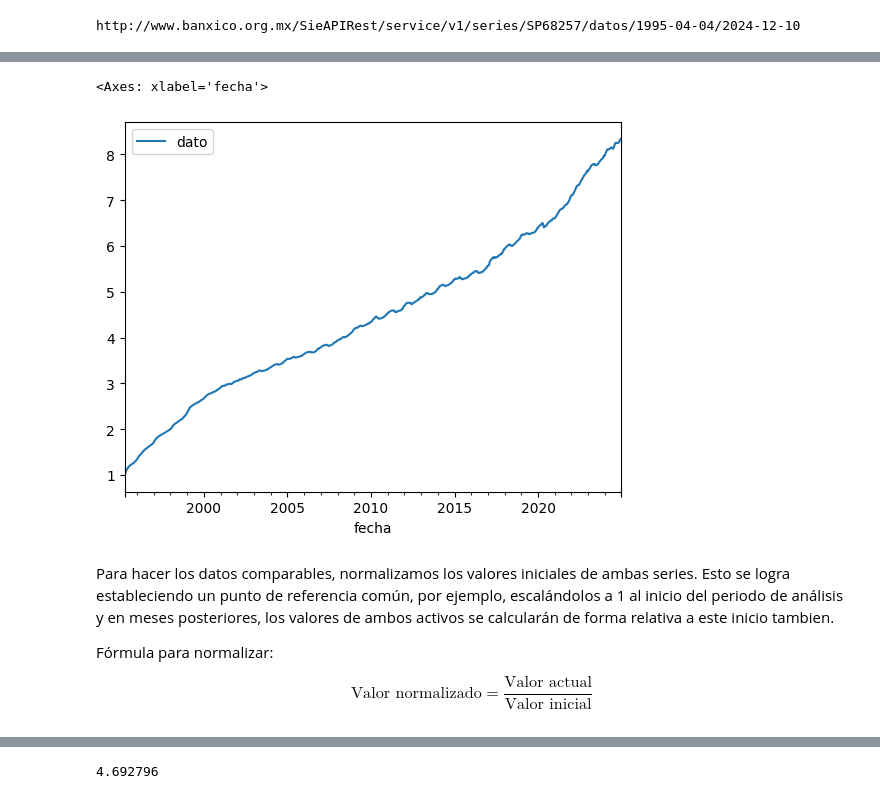
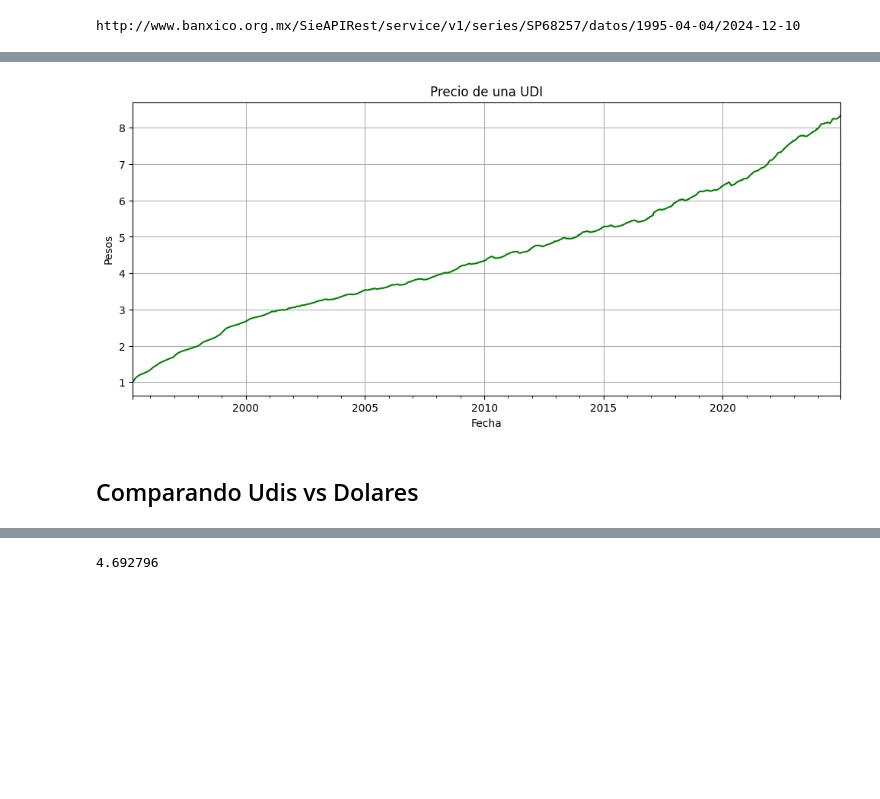
Before and after one commit to GerYar/API_Banxico, a Jupyter notebook: API_Banxico.ipynb, the cells around one changed output, grey strips where cells are left out. Saved outputs shown, nothing was run; the diff lists cells and outputs as text; code cells hidden in the pictures; blank space fills up the shorter version.

```diff
--- a/API_Banxico.ipynb
+++ b/API_Banxico.ipynb
@@ -59,13 +94,14 @@ CAMBIO_PESO_DOLAR_DIARIO.plot(kind='line')
-# %%
-UDIS_DIARIO.plot(kind='line')
-# %% [output]
-<Axes: xlabel='fecha'>
-[figure, removed]
-# %% [markdown]
-Para hacer los datos comparables, normalizamos los valores iniciales de ambas series. Esto se logra estableciendo un punto de referencia común, por ejemplo, escalándolos a 1 al inicio del periodo de análisis y en meses posteriores, los valores de ambos activos se calcularán de forma relativa a este inicio tambien.
-
-Fórmula para normalizar:
-
-$$
-\text{Valor normalizado} = \frac{\text{Valor actual}}{\text{Valor inicial}}
-$$
+# %%
+UDIS_DIARIO.plot(kind='line',
+                figsize=(12,5),
+                title='Precio de una UDI',
+                grid=True,
+                color='green',
+                legend=False)
+plt.xlabel('Fecha')
+plt.ylabel('Pesos')
+plt.show()
+# %% [output]
+[figure, added]
+# %% [markdown]
+## Comparando Udis vs Dolares
```
Also changed, not shown: parts of 22 cells of this notebook, 1 other file.
